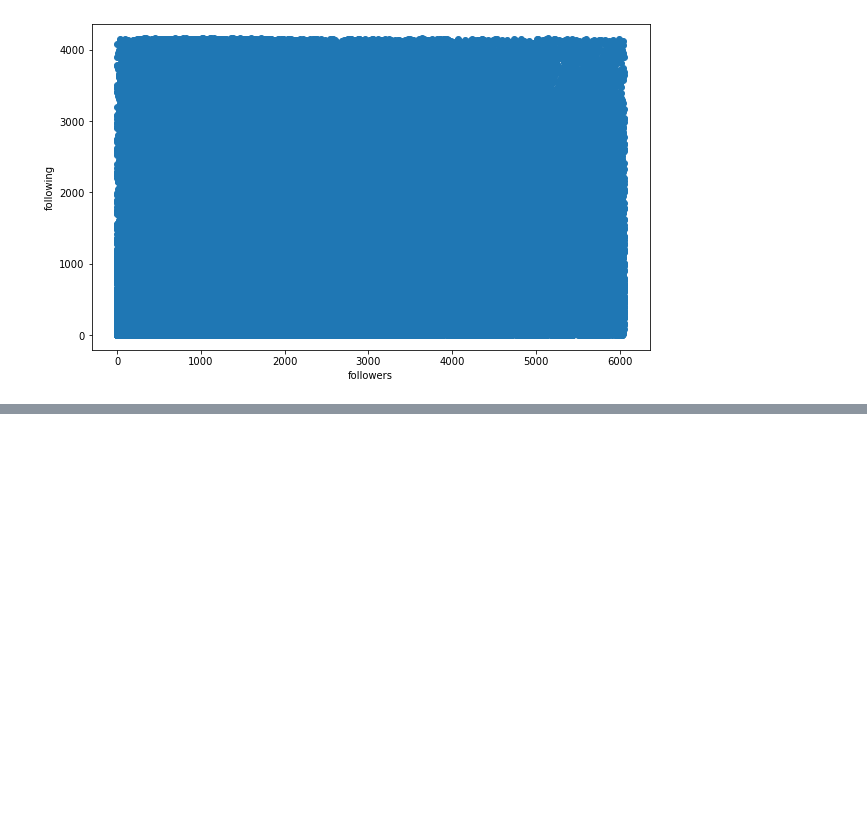
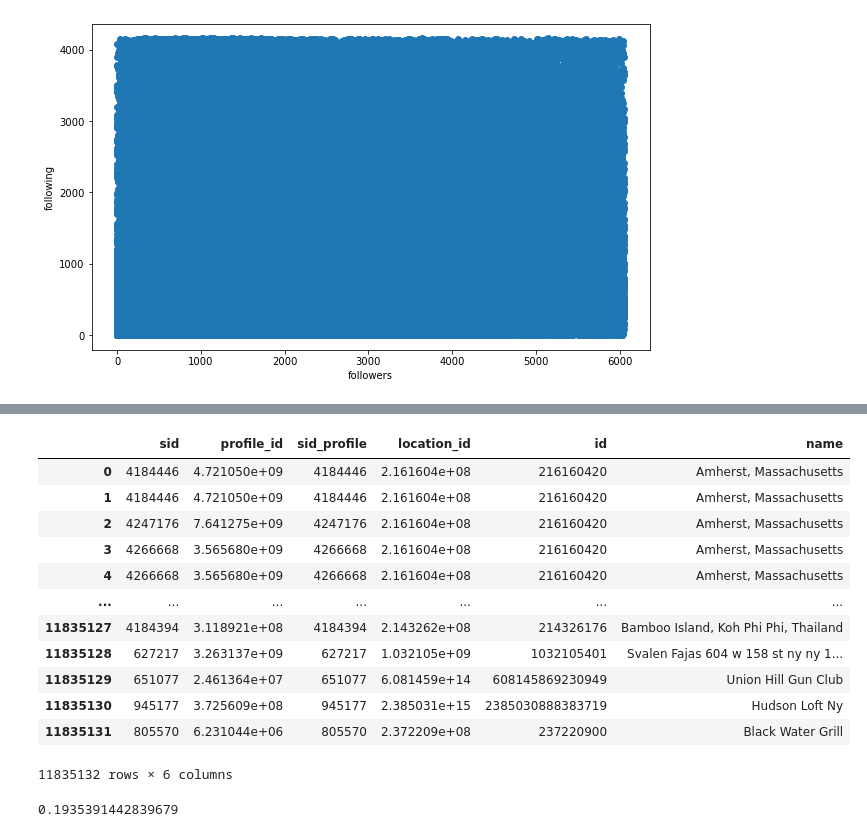
Before and after one commit to masabbah-97/ADM-HW2, a Jupyter notebook: Main.ipynb, the cells around one changed output, grey strips where cells are left out. Drawn from its saved outputs; the diff is of its cells as text; code cells hidden in the pictures; blank space fills up the shorter version.

```diff
--- a/Main.ipynb
+++ b/Main.ipynb
@@ -154,0 +255,26 @@ plt.show()
+# %%
+#Creating the dataframe for the posts with locations
+df_merge = functions.posts('Data/instagram_posts.csv','Data/instagram_profiles.csv',['profile_id','sid_profile','location_id'],['sid'])
+# %%
+#Creating the dataframe for the locations
+df_locations = pd.read_csv('Data/instagram_locations.csv',sep='\t', usecols = ['name','id'])
+# %%
+#cleaning the locations dataframe
+df_locations = df_locations.dropna()
+# %%
+#merging both datasets to remove any posts with invalid locations
+df_merge_locations = pd.merge(df_merge,df_locations,left_on = 'location_id', right_on = 'id')
+# %% [output]
+|  | sid | profile_id | sid_profile | location_id | id | name |
+| 0 | 4184446 | 4.721050e+09 | 4184446 | 2.161604e+08 | 216160420 | Amherst, Massachusetts |
+| 1 | 4184446 | 4.721050e+09 | 4184446 | 2.161604e+08 | 216160420 | Amherst, Massachusetts |
+| 2 | 4247176 | 7.641275e+09 | 4247176 | 2.161604e+08 | 216160420 | Amherst, Massachusetts |
+| 3 | 4266668 | 3.565680e+09 | 4266668 | 2.161604e+08 | 216160420 | Amherst, Massachusetts |
+| 4 | 4266668 | 3.565680e+09 | 4266668 | 2.161604e+08 | 216160420 | Amherst, Massachusetts |
+| ... | ... | ... | ... | ... | ... | ... |
+| 11835127 | 4184394 | 3.118921e+08 | 4184394 | 2.143262e+08 | 214326176 | Bamboo Island, Koh Phi Phi, Thailand |
+| 11835128 | 627217 | 3.263137e+09 | 627217 | 1.032105e+09 | 1032105401 | Svalen Fajas 604 w 158 st ny ny 1... |
+| 11835129 | 651077 | 2.461364e+07 | 651077 | 6.081459e+14 | 608145869230949 | Union Hill Gun Club |
+| 11835130 | 945177 | 3.725609e+08 | 945177 | 2.385031e+15 | 2385030888383719 | Hudson Loft Ny |
+| 11835131 | 805570 | 6.231044e+06 | 805570 | 2.372209e+08 | 237220900 | Black Water Grill |
+11835132 rows × 6 columns
@@ -154,0 +287,4 @@ plt.show()
+# %%
+prob
+# %% [output]
+0.1935391442839679
```
Also changed, not shown: parts of 26 cells of this notebook, 2 other files.
